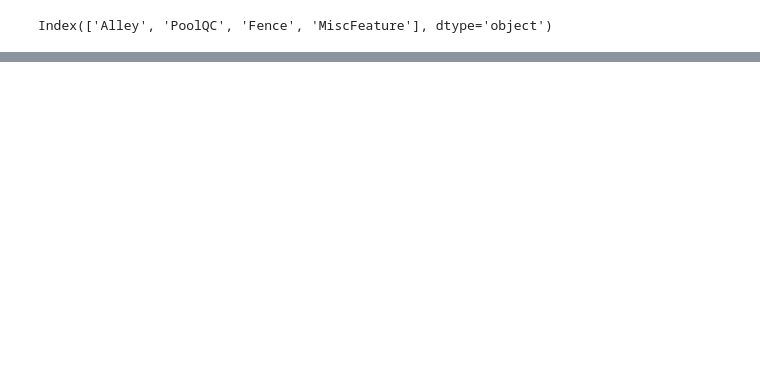
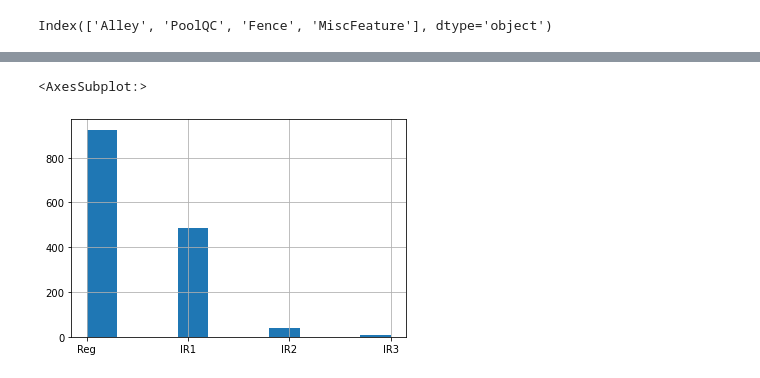
Before and after one commit to tosif91/machine_learning, a Jupyter notebook: basics/EDA_housing.ipynb, the cells around one changed output, grey strips where cells are left out. Cells and saved outputs as stored; diff of their text form; code cells hidden in the pictures; blank space fills up the shorter version.

```diff
--- a/basics/EDA_housing.ipynb
+++ b/basics/EDA_housing.ipynb
@@ -85,0 +148,5 @@ df.describe()
+# %%
+df.lotshape.hist()
+# %% [output]
+<AxesSubplot:>
+[figure, added]
```
Also changed, not shown: parts of 40 cells of this notebook.
